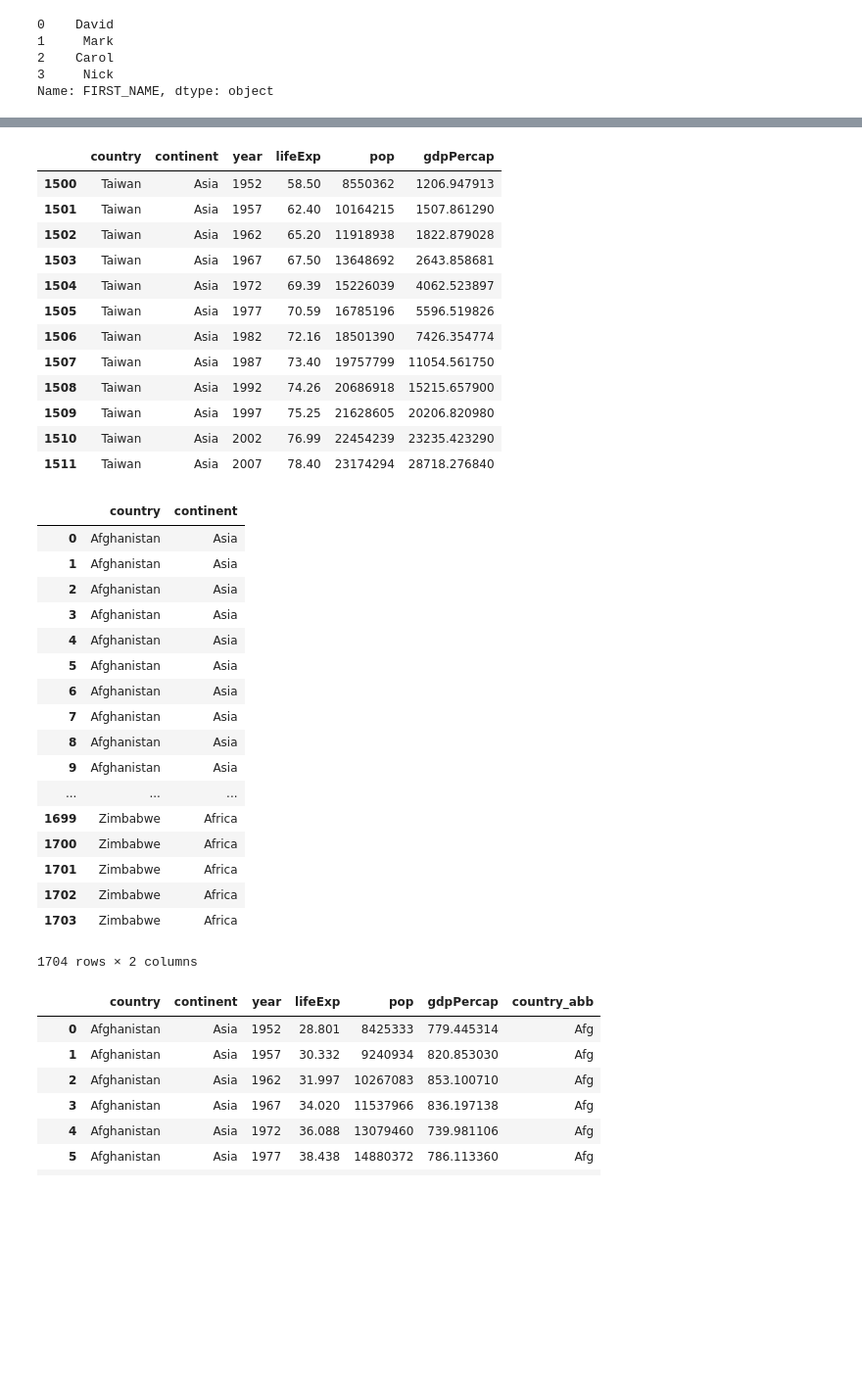
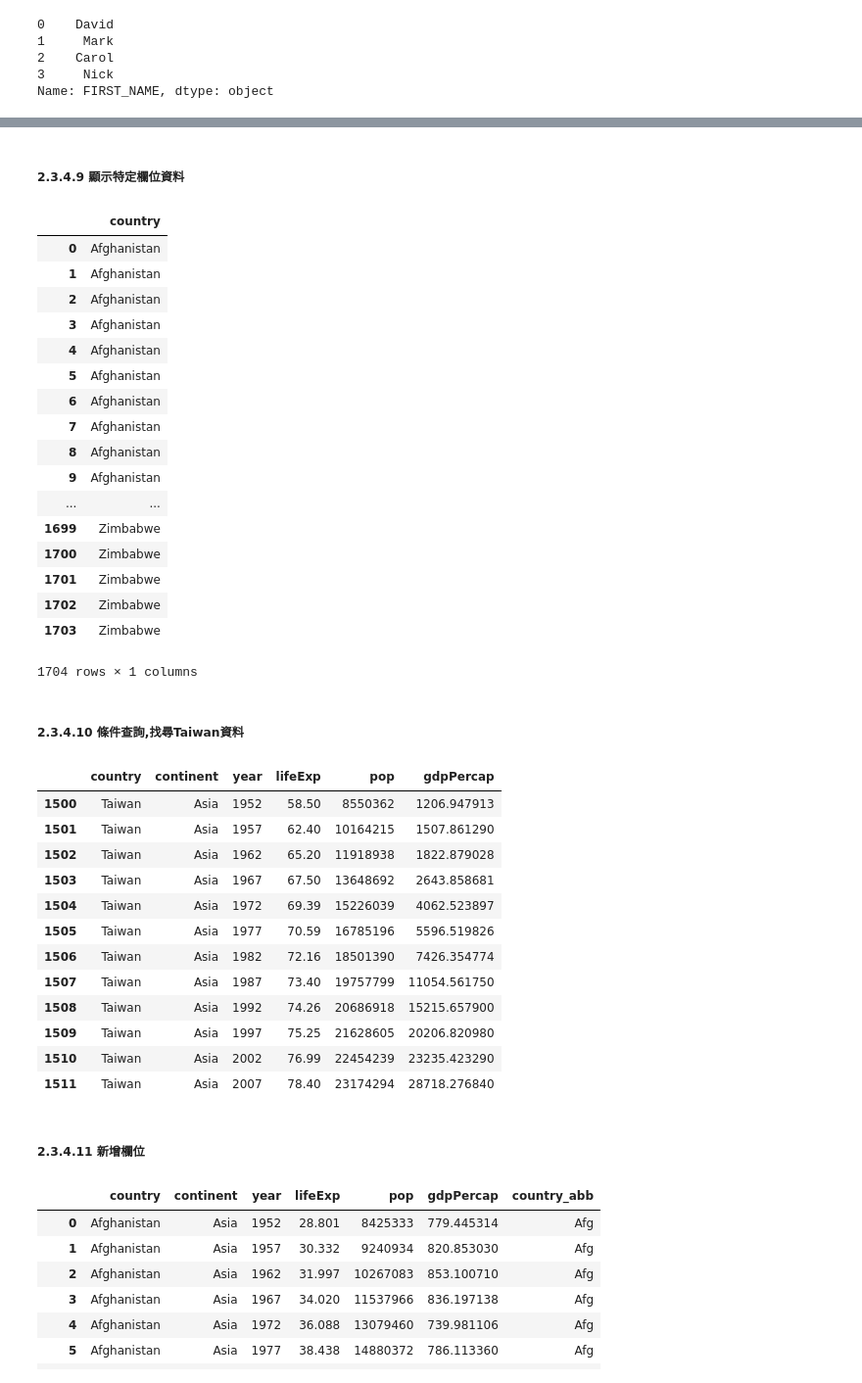
Before and after one commit to cylin1123/python123, a Jupyter notebook: DataAnalysis.ipynb, the cells around one changed output, grey strips where cells are left out. Shown at 98% size. Cells and saved outputs as stored; diff of their text form; code cells hidden in the pictures; blank space fills up the shorter version.

```diff
--- a/DataAnalysis.ipynb
+++ b/DataAnalysis.ipynb
@@ -423,41 +474,49 @@ memory usage: 80.0+ KB
+# %% [markdown]
+##### 2.3.4.9  顯示特定欄位資料
 # %%
-gapminder[gapminder['country'] == 'Taiwan']
+gapminder[['country']]
+#gapminder[['country', 'continent']]
 # %% [output]
-|  | country | continent | year | lifeExp | pop | gdpPercap |
-| 1500 | Taiwan | Asia | 1952 | 58.50 | 8550362 | 1206.947913 |
-| 1501 | Taiwan | Asia | 1957 | 62.40 | 10164215 | 1507.861290 |
-| 1502 | Taiwan | Asia | 1962 | 65.20 | 11918938 | 1822.879028 |
-| 1503 | Taiwan | Asia | 1967 | 67.50 | 13648692 | 2643.858681 |
-| 1504 | Taiwan | Asia | 1972 | 69.39 | 15226039 | 4062.523897 |
-| 1505 | Taiwan | Asia | 1977 | 70.59 | 16785196 | 5596.519826 |
-| 1506 | Taiwan | Asia | 1982 | 72.16 | 18501390 | 7426.354774 |
-| 1507 | Taiwan | Asia | 1987 | 73.40 | 19757799 | 11054.561750 |
-| 1508 | Taiwan | Asia | 1992 | 74.26 | 20686918 | 15215.657900 |
-| 1509 | Taiwan | Asia | 1997 | 75.25 | 21628605 | 20206.820980 |
-| 1510 | Taiwan | Asia | 2002 | 76.99 | 22454239 | 23235.423290 |
-| 1511 | Taiwan | Asia | 2007 | 78.40 | 23174294 | 28718.276840 |
+|  | country |
+| 0 | Afghanistan |
+| 1 | Afghanistan |
+| 2 | Afghanistan |
+| 3 | Afghanistan |
+| 4 | Afghanistan |
+| 5 | Afghanistan |
+| 6 | Afghanistan |
+| 7 | Afghanistan |
+| 8 | Afghanistan |
+| 9 | Afghanistan |
+| ... | ... |
+| 1699 | Zimbabwe |
+| 1700 | Zimbabwe |
+| 1701 | Zimbabwe |
+| 1702 | Zimbabwe |
+| 1703 | Zimbabwe |
+1704 rows × 1 columns
+# %% [markdown]
+##### 2.3.4.10  條件查詢,找尋Taiwan資料
 # %%
-gapminder[['country', 'continent']]
+gapminder[gapminder['country'] == 'Taiwan']
+
 #gapminder[gapminder['country'] == 'Taiwan'][['country', 'continent','year','pop']]
 # %% [output]
-|  | country | continent |
-| 0 | Afghanistan | Asia |
-| 1 | Afghanistan | Asia |
-| 2 | Afghanistan | Asia |
-| 3 | Afghanistan | Asia |
-| 4 | Afghanistan | Asia |
-| 5 | Afghanistan | Asia |
-| 6 | Afghanistan | Asia |
-| 7 | Afghanistan | Asia |
-| 8 | Afghanistan | Asia |
-| 9 | Afghanistan | Asia |
-| ... | ... | ... |
-| 1699 | Zimbabwe | Africa |
-| 1700 | Zimbabwe | Africa |
-| 1701 | Zimbabwe | Africa |
-| 1702 | Zimbabwe | Africa |
-| 1703 | Zimbabwe | Africa |
+|  | country | continent | year | lifeExp | pop | gdpPercap |
+| 1500 | Taiwan | Asia | 1952 | 58.50 | 8550362 | 1206.947913 |
+| 1501 | Taiwan | Asia | 1957 | 62.40 | 10164215 | 1507.861290 |
+| 1502 | Taiwan | Asia | 1962 | 65.20 | 11918938 | 1822.879028 |
+| 1503 | Taiwan | Asia | 1967 | 67.50 | 13648692 | 2643.858681 |
+| 1504 | Taiwan | Asia | 1972 | 69.39 | 15226039 | 4062.523897 |
+| 1505 | Taiwan | Asia | 1977 | 70.59 | 16785196 | 5596.519826 |
+| 1506 | Taiwan | Asia | 1982 | 72.16 | 18501390 | 7426.354774 |
+| 1507 | Taiwan | Asia | 1987 | 73.40 | 19757799 | 11054.561750 |
+| 1508 | Taiwan | Asia | 1992 | 74.26 | 20686918 | 15215.657900 |
+| 1509 | Taiwan | Asia | 1997 | 75.25 | 21628605 | 20206.820980 |
+| 1510 | Taiwan | Asia | 2002 | 76.99 | 22454239 | 23235.423290 |
+| 1511 | Taiwan | Asia | 2007 | 78.40 | 23174294 | 28718.276840 |
-1704 rows × 2 columns
+# %% [markdown]
+##### 2.3.4.11  新增欄位
 # %%
 gapminder['country_abb'] = gapminder['country'].apply(lambda x: x[:3])
 gapminder
```
Also changed, not shown: parts of 47 cells of this notebook.
